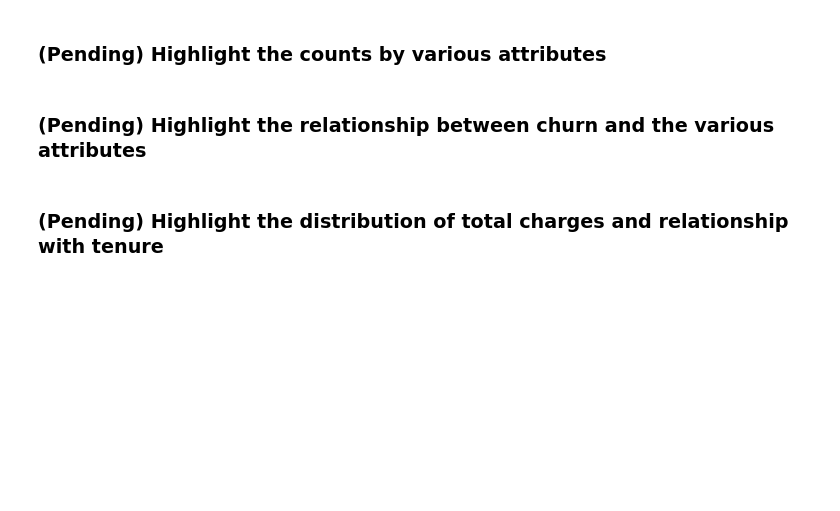
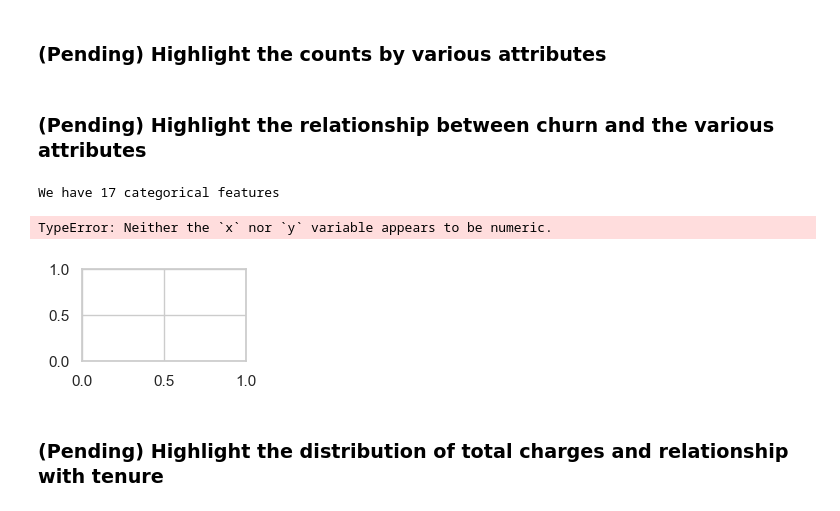
Before and after one commit to ts-azure-services/drift-primer, a Jupyter notebook: mlops_primer/exploratory_analysis.ipynb, the cells around one changed output. Drawn from its saved outputs; the diff is of its cells as text; code cells hidden in the pictures; blank space fills up the shorter version.

```diff
--- a/mlops_primer/exploratory_analysis.ipynb
+++ b/mlops_primer/exploratory_analysis.ipynb
@@ -87,6 +98,34 @@ df.head()
 ### (Pending) Highlight the counts by various attributes
 # %% [markdown]
 ### (Pending) Highlight the relationship between churn and the various attributes
+# %%
+def barall(df,lst,target,h=4,w=15,cut=3,hspace=.5,wspace=.25,rotatelst=[],rotation=20,xticksize=10,titlesize=11,yticksize=10):
+    f=plt.figure(figsize=(w,h))
+    plt.subplots_adjust(hspace=hspace,wspace=wspace)
+    for i,col in enumerate(lst):
+        f.add_subplot(math.ceil(len(lst)/cut),cut,i+1)
+        sns.barplot(data=df,x=col,y=target)
+        if col in rotatelst: plt.xticks(rotation=rotation)
+        plt.xticks(fontsize=xticksize)
+        plt.yticks(fontsize=yticksize)
+        plt.xlabel('')
+        plt.title(col,fontweight='bold',fontsize=titlesize)
+        plt.ylabel('')
+        despine()
+
+catcol=df.select_dtypes("O").nunique().sort_values(ascending=False)[1:].index.tolist()
+print(f"We have {len(catcol)} categorical features")
+
+barall(df,catcol,'Churn',w=10,h=11,cut=4,
+       rotatelst=['PaymentMethod','MultipleLines','OnlineSecurity','OnlineBackup','DeviceProtection','TechSupport',
+                 'Contract','StreamingTV','StreamingMovies'],
+       xticksize=8,rotation=27,hspace=1)
+
+# Accredition: https://www.kaggle.com/muladpham/telco-customer-churn-moranfinan
+# %% [output]
+We have 17 categorical features
+TypeError: Neither the `x` nor `y` variable appears to be numeric.
+[figure, added]
 # %% [markdown]
 ### (Pending) Highlight the distribution of total charges and relationship with tenure
 # %% [markdown]
```
Also changed, not shown: parts of 13 cells of this notebook, 1 other file.
